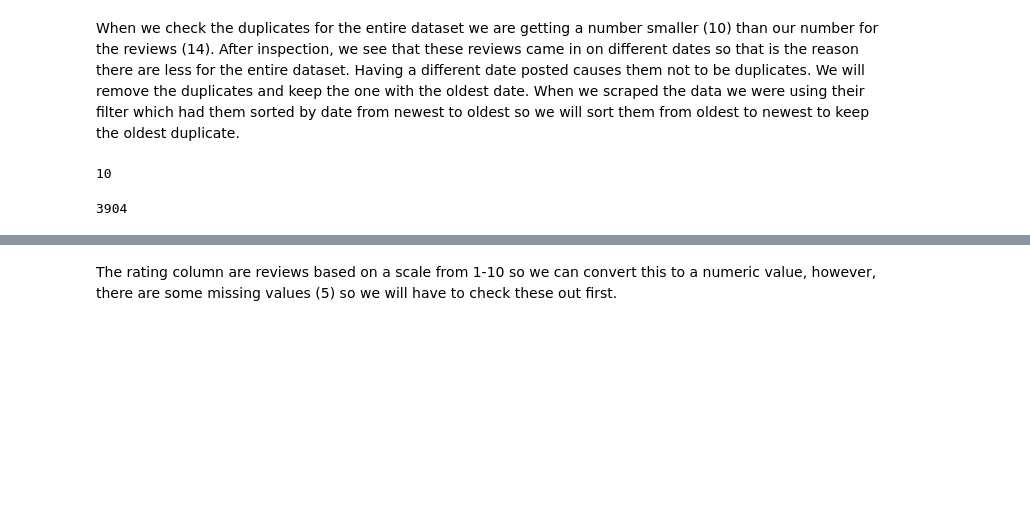
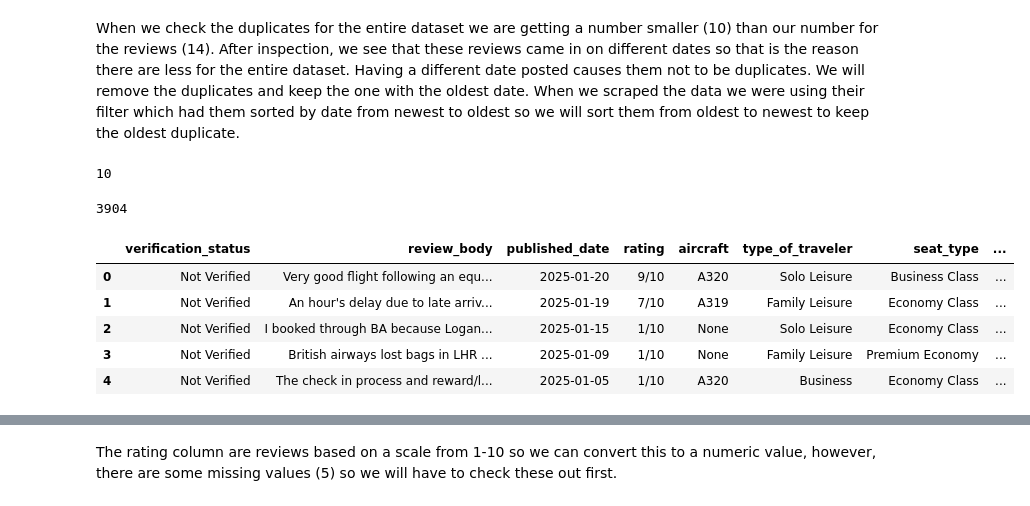
Before and after one commit to ryslipe/british_airlines, a Jupyter notebook: notebooks/01_load_and_validate_raw_data.ipynb, the cells around one changed output, grey strips where cells are left out. Drawn from its saved outputs; the diff is of its cells as text; code cells hidden in the pictures; blank space fills up the shorter version.

```diff
--- a/notebooks/01_load_and_validate_raw_data.ipynb
+++ b/notebooks/01_load_and_validate_raw_data.ipynb
@@ -181,3 +191,14 @@ reviews_df.drop_duplicates(subset='review_body', keep='first', inplace=True)
 len(reviews_df)
 # %% [output]
 3904
+# %%
+# sort by published date with most recent being first
+reviews_df.sort_values('published_date', ascending=False, inplace=True)
+reviews_df.head()
+# %% [output]
+|  | verification_status | review_body | published_date | rating | aircraft | type_of_traveler | seat_type | ... |
+| 0 | Not Verified | Very good flight following an equ... | 2025-01-20 | 9/10 | A320 | Solo Leisure | Business Class | ... |
+| 1 | Not Verified | An hour's delay due to late arriv... | 2025-01-19 | 7/10 | A319 | Family Leisure | Economy Class | ... |
+| 2 | Not Verified | I booked through BA because Logan... | 2025-01-15 | 1/10 | None | Solo Leisure | Economy Class | ... |
+| 3 | Not Verified | British airways lost bags in LHR ... | 2025-01-09 | 1/10 | None | Family Leisure | Premium Economy | ... |
+| 4 | Not Verified | The check in process and reward/l... | 2025-01-05 | 1/10 | A320 | Business | Economy Class | ... |
```
Also changed, not shown: parts of 10 cells of this notebook, 2 other files.
